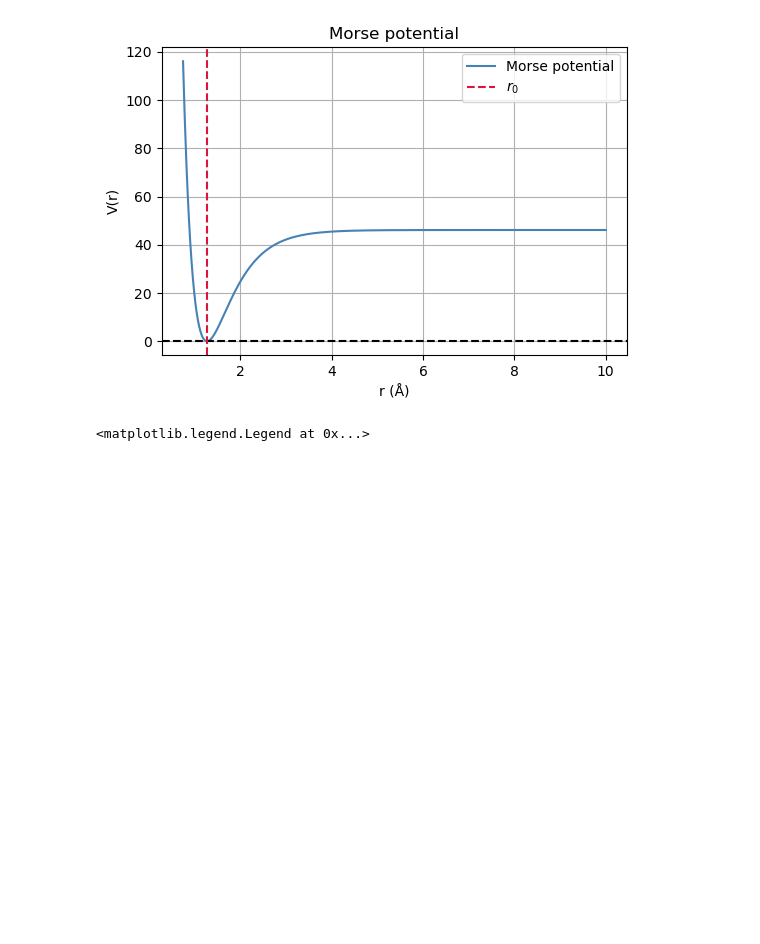
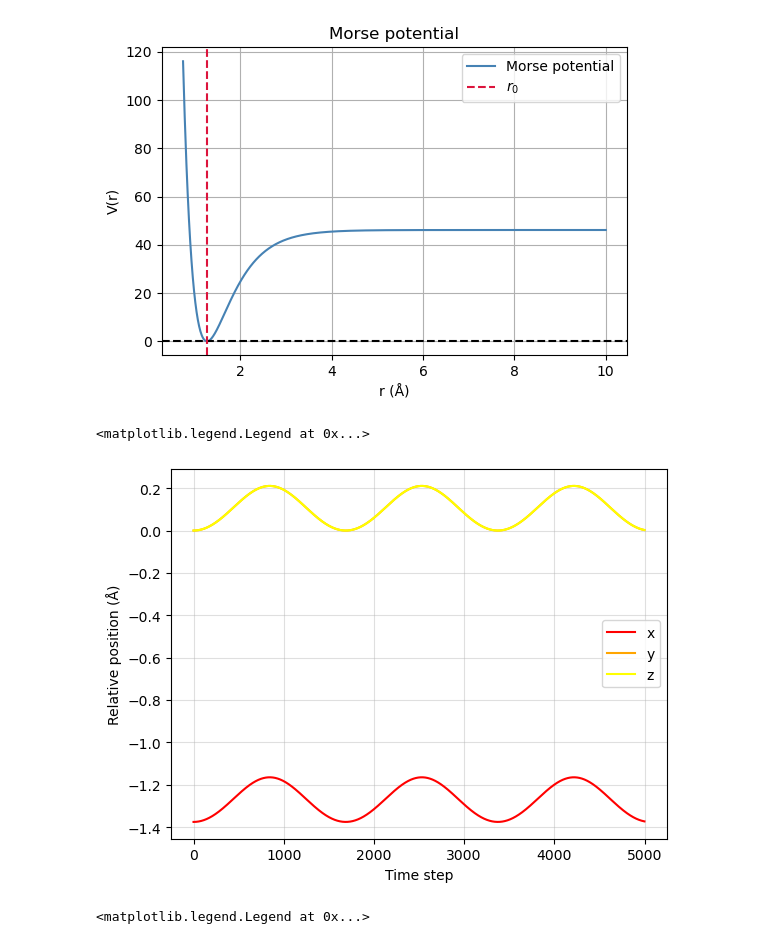
Before and after one commit to JeanCHDJdev/md-langevin, a Jupyter notebook: simulation.ipynb, the cells around one changed output. Saved outputs shown, nothing was run; the diff lists cells and outputs as text; code cells hidden in the pictures; blank space fills up the shorter version.

Commit message:
new version for langevin

```diff
--- a/simulation.ipynb
+++ b/simulation.ipynb
@@ -27,10 +27,20 @@ plt.legend(loc='upper right')
 # %%
 importlib.reload(lg)
 sim = lg.Langevin3D(seed=1, T=None, dt=1e-17)
-time, traj, speed = sim.run(n_steps=10000, r_init=sim.r_0, T_init=300, mode='langevin')
-kinetic_e = sim.kinetic_energy(speed)
-potential_e = sim.potential_Morse(traj)
-total_e = np.array(kinetic_e) + np.array(potential_e)
+time, r_cl, r_h, v_cl, v_h = sim.run(n_steps=5000, r_init_relative=sim.r_0+0.1, mode='langevin')
+# %%
+rel = r_cl - r_h
+colors = ['red', 'orange', 'yellow']
+pos_labels = ['x', 'y', 'z']
+for i in range(len(rel.T)):
+    plt.plot(rel[:, i], color=colors[i], label=pos_labels[i])
+plt.xlabel("Time step")
+plt.ylabel("Relative position (Å)")
+plt.grid(True, alpha=0.4)
+plt.legend()
+# %% [output]
+<matplotlib.legend.Legend at 0x...>
+[figure, added]
 # %%
 plt.figure(figsize=(9, 4))
 plt.plot(time, kinetic_e, label='Kinetic Energy', color='orange')
```
Also changed, not shown: 1 other file.
